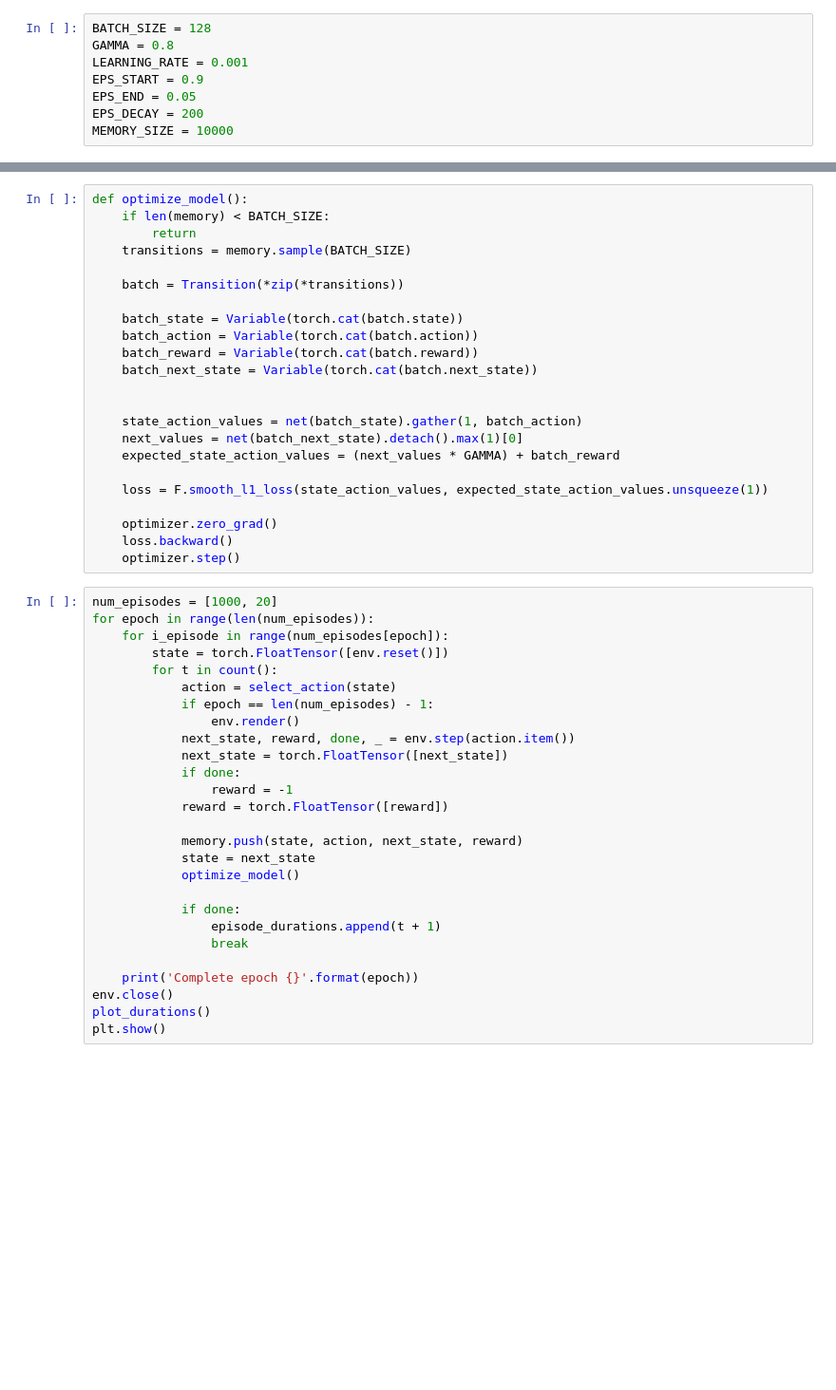
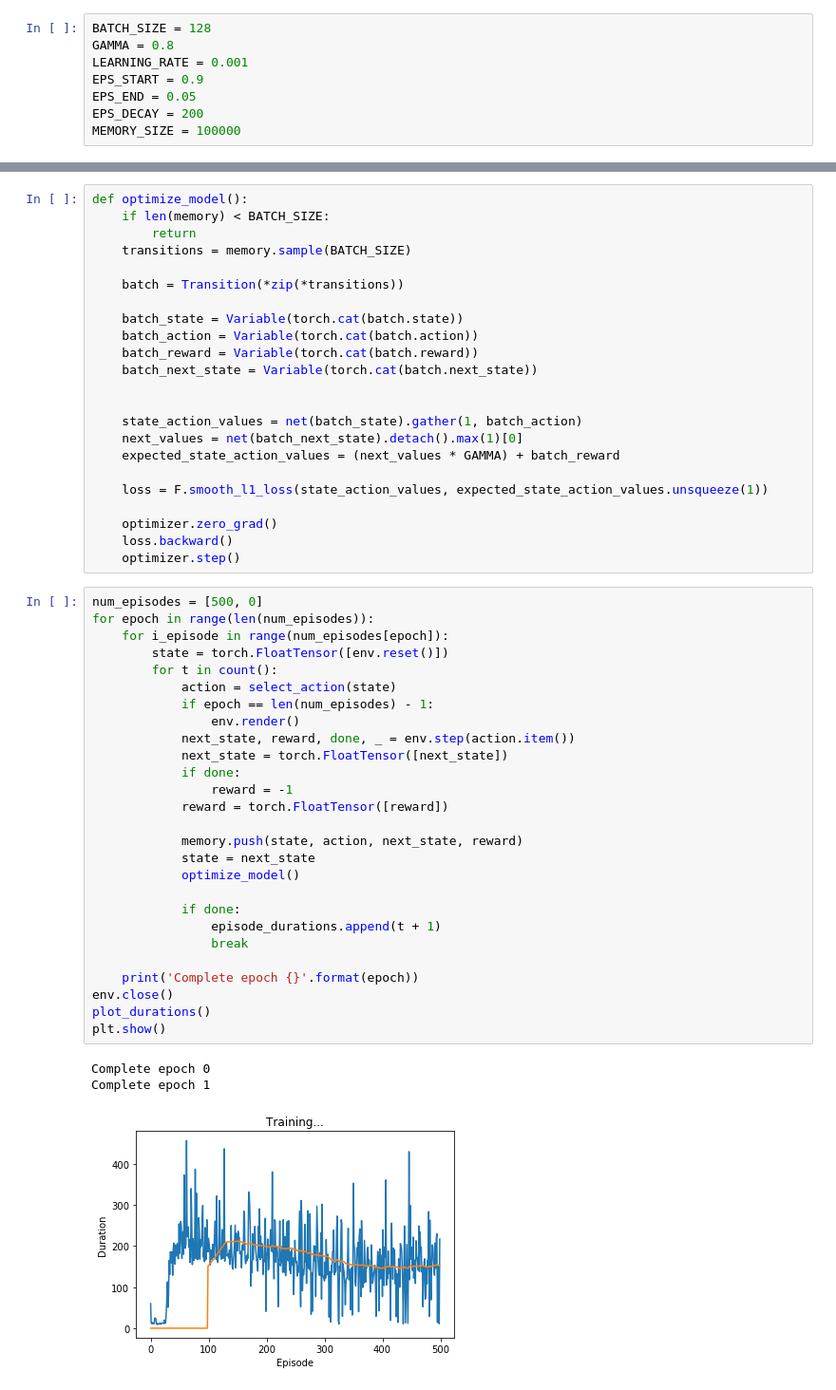
Before and after one commit to mahkons/ReinforcementLearning, a Jupyter notebook: CartPole.ipynb, the cells around one changed output, grey strips where cells are left out. Shown: that part at 95% size. Saved outputs shown, nothing was run; the diff lists cells and outputs as text; blank space fills up the shorter version.

```diff
--- a/CartPole.ipynb
+++ b/CartPole.ipynb
@@ -61,7 +59,7 @@ LEARNING_RATE = 0.001
 EPS_START = 0.9
 EPS_END = 0.05
 EPS_DECAY = 200
-MEMORY_SIZE = 10000
+MEMORY_SIZE = 100000
 # %%
 n_actions = env.action_space.n
 steps_done = 0
@@ -121,29 +119,33 @@ def optimize_model():
     loss.backward()
     optimizer.step()
 # %%
-num_episodes = [1000, 20]
+num_episodes = [500, 0]
 for epoch in range(len(num_episodes)):
     for i_episode in range(num_episodes[epoch]):
         state = torch.FloatTensor([env.reset()])
         for t in count():
             action = select_action(state)
             if epoch == len(num_episodes) - 1:
                 env.render()
             next_state, reward, done, _ = env.step(action.item())
             next_state = torch.FloatTensor([next_state])
             if done:
                 reward = -1
             reward = torch.FloatTensor([reward])
 
             memory.push(state, action, next_state, reward)
             state = next_state
             optimize_model()
 
             if done:
                 episode_durations.append(t + 1)
                 break
 
     print('Complete epoch {}'.format(epoch))
 env.close()
 plot_durations()
 plt.show()
+# %% [output]
+Complete epoch 0
+Complete epoch 1
+[figure, added]
```
Also changed, not shown: parts of 1 cell of this notebook.
